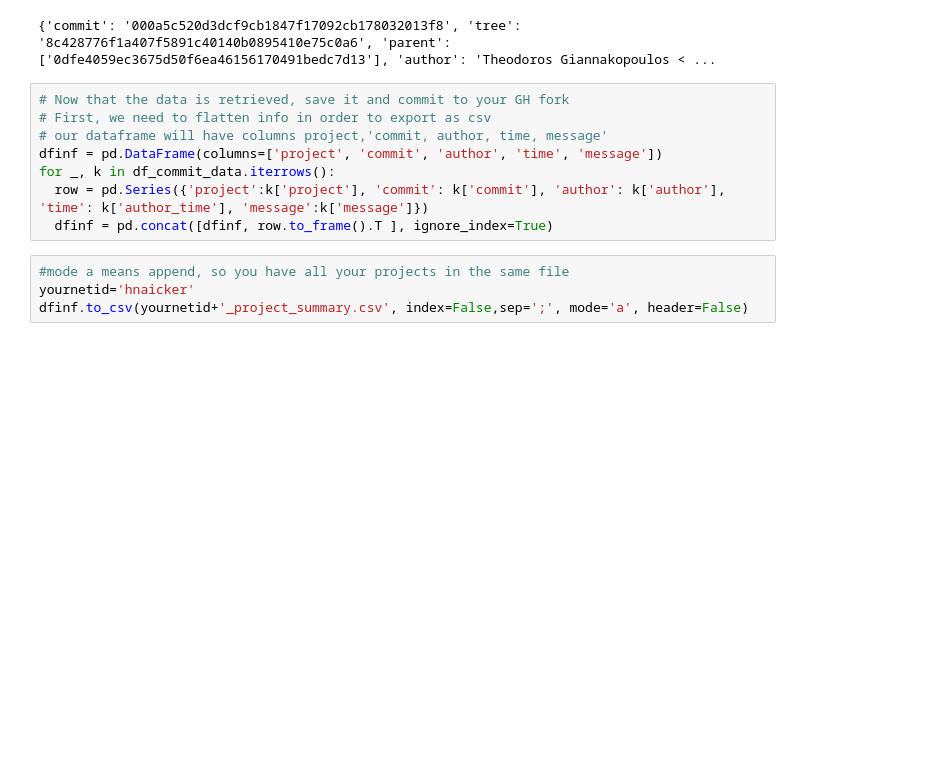
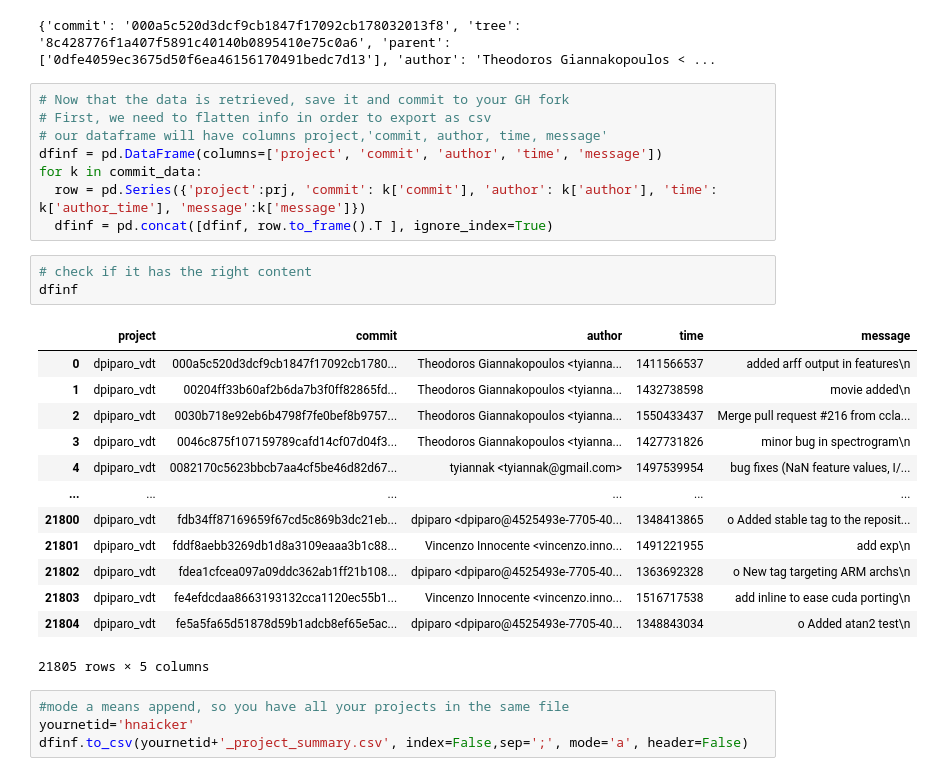
Before and after one commit to hvnaick/MiniProject2, a Jupyter notebook: hnaicker.ipynb, the cells around one changed output. Saved outputs shown, nothing was run; the diff lists cells and outputs as text; blank space fills up the shorter version.

```diff
--- a/hnaicker.ipynb
+++ b/hnaicker.ipynb
@@ -129,9 +148,26 @@ print(v)
 # First, we need to flatten info in order to export as csv
 # our dataframe will have columns project,'commit, author, time, message'
 dfinf = pd.DataFrame(columns=['project', 'commit', 'author', 'time', 'message'])
-for _, k in df_commit_data.iterrows():
-  row = pd.Series({'project':k['project'], 'commit': k['commit'], 'author': k['author'], 'time': k['author_time'], 'message':k['message']})
+for k in commit_data:
+  row = pd.Series({'project':prj, 'commit': k['commit'], 'author': k['author'], 'time': k['author_time'], 'message':k['message']})
   dfinf = pd.concat([dfinf, row.to_frame().T ], ignore_index=True)
+# %%
+# check if it has the right content
+dfinf
+# %% [output]
+|  | project | commit | author | time | message |
+| 0 | dpiparo_vdt | 000a5c520d3dcf9cb1847f17092cb1780... | Theodoros Giannakopoulos <tyianna... | 1411566537 | added arff output in features\n |
+| 1 | dpiparo_vdt | 00204ff33b60af2b6da7b3f0ff82865fd... | Theodoros Giannakopoulos <tyianna... | 1432738598 | movie added\n |
+| 2 | dpiparo_vdt | 0030b718e92eb6b4798f7fe0bef8b9757... | Theodoros Giannakopoulos <tyianna... | 1550433437 | Merge pull request #216 from ccla... |
+| 3 | dpiparo_vdt | 0046c875f107159789cafd14cf07d04f3... | Theodoros Giannakopoulos <tyianna... | 1427731826 | minor bug in spectrogram\n |
+| 4 | dpiparo_vdt | 0082170c5623bbcb7aa4cf5be46d82d67... | tyiannak <tyiannak@gmail.com> | 1497539954 | bug fixes (NaN feature values, I/... |
+| ... | ... | ... | ... | ... | ... |
+| 21800 | dpiparo_vdt | fdb34ff87169659f67cd5c869b3dc21eb... | dpiparo <dpiparo@4525493e-7705-40... | 1348413865 | o Added stable tag to the reposit... |
+| 21801 | dpiparo_vdt | fddf8aebb3269db1d8a3109eaaa3b1c88... | Vincenzo Innocente <vincenzo.inno... | 1491221955 | add exp\n |
+| 21802 | dpiparo_vdt | fdea1cfcea097a09ddc362ab1ff21b108... | dpiparo <dpiparo@4525493e-7705-40... | 1363692328 | o New tag targeting ARM archs\n |
+| 21803 | dpiparo_vdt | fe4efdcdaa8663193132cca1120ec55b1... | Vincenzo Innocente <vincenzo.inno... | 1516717538 | add inline to ease cuda porting\n |
+| 21804 | dpiparo_vdt | fe5a5fa65d51878d59b1adcb8ef65e5ac... | dpiparo <dpiparo@4525493e-7705-40... | 1348843034 | o Added atan2 test\n |
+21805 rows × 5 columns
 # %%
 #mode a means append, so you have all your projects in the same file
 yournetid='hnaicker'
```
Also changed, not shown: parts of 6 cells of this notebook, 1 other file.
